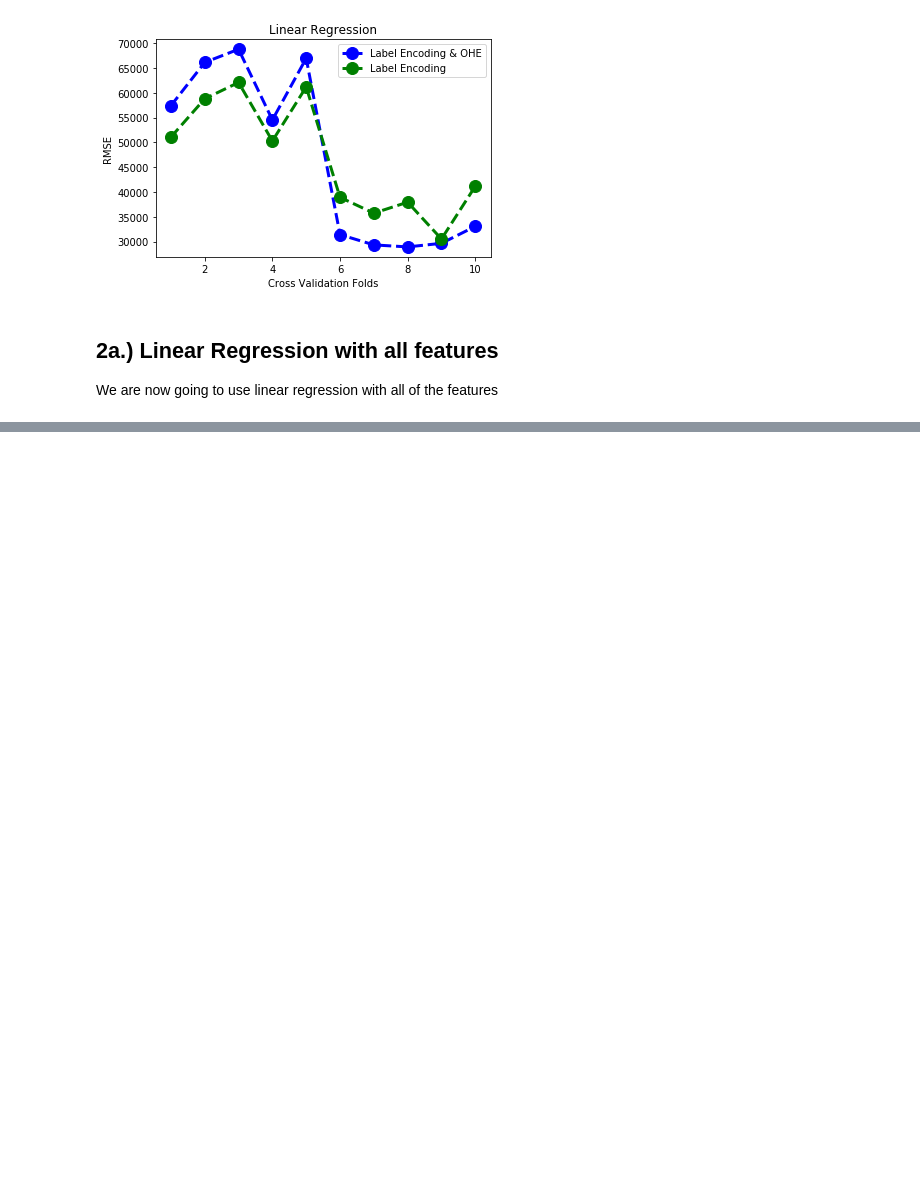
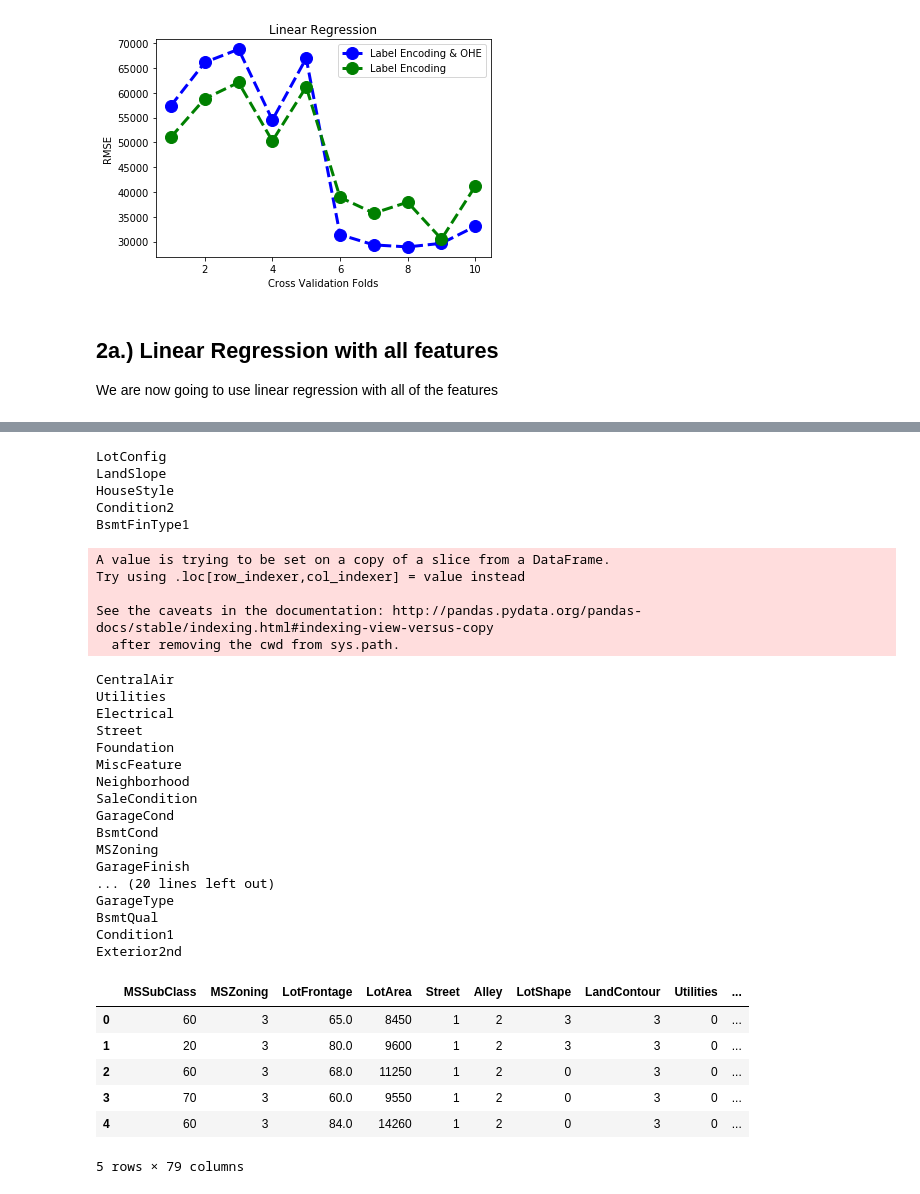
Before and after one commit to RPeralta5/Data-Science, a Jupyter notebook: Source Files/House_Prices.ipynb, the cells around one changed output, grey strips where cells are left out. Cells and saved outputs as stored; diff of their text form; code cells hidden in the pictures; blank space fills up the shorter version.

```diff
--- a/Source Files/House_Prices.ipynb
+++ b/Source Files/House_Prices.ipynb
@@ -413,0 +470,41 @@ We are now going to use linear regression with all of the features
+# %%
+label_encoder = preprocessing.LabelEncoder()
+for feat in string_features:
+    #print(feat)
+    X[feat] = label_encoder.fit_transform(X[feat].astype(str))
+X.head()
+# %% [output]
+LotConfig
+LandSlope
+HouseStyle
+Condition2
+BsmtFinType1
+A value is trying to be set on a copy of a slice from a DataFrame.
+Try using .loc[row_indexer,col_indexer] = value instead
+
+See the caveats in the documentation: http://pandas.pydata.org/pandas-docs/stable/indexing.html#indexing-view-versus-copy
+  after removing the cwd from sys.path.
+CentralAir
+Utilities
+Electrical
+Street
+Foundation
+MiscFeature
+Neighborhood
+SaleCondition
+GarageCond
+BsmtCond
+MSZoning
+GarageFinish
+... (20 lines left out)
+GarageType
+BsmtQual
+Condition1
+Exterior2nd
+|  | MSSubClass | MSZoning | LotFrontage | LotArea | Street | Alley | LotShape | LandContour | Utilities | ... |
+| 0 | 60 | 3 | 65.0 | 8450 | 1 | 2 | 3 | 3 | 0 | ... |
+| 1 | 20 | 3 | 80.0 | 9600 | 1 | 2 | 3 | 3 | 0 | ... |
+| 2 | 60 | 3 | 68.0 | 11250 | 1 | 2 | 0 | 3 | 0 | ... |
+| 3 | 70 | 3 | 60.0 | 9550 | 1 | 2 | 0 | 3 | 0 | ... |
+| 4 | 60 | 3 | 84.0 | 14260 | 1 | 2 | 0 | 3 | 0 | ... |
+5 rows × 79 columns
```
Also changed, not shown: parts of 5 cells of this notebook.
